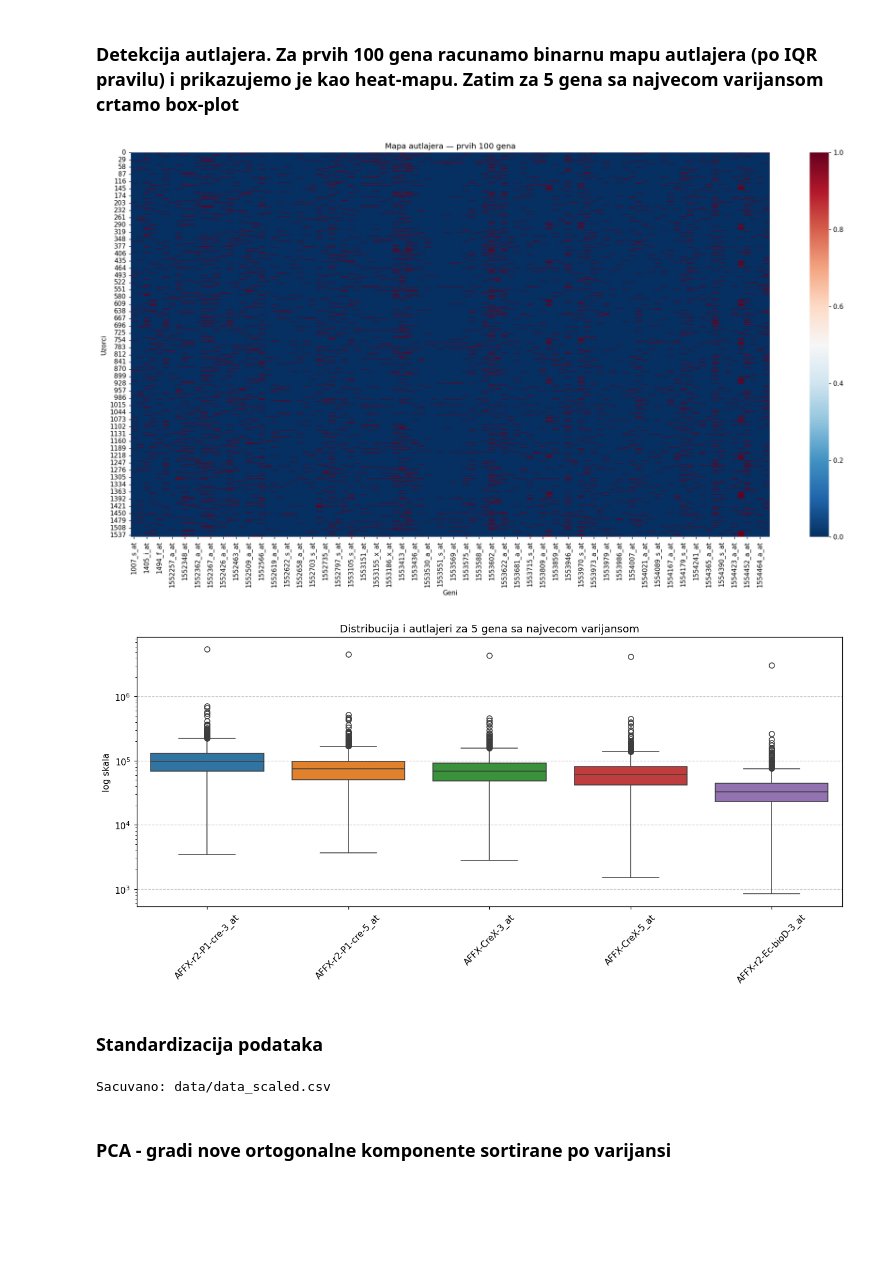
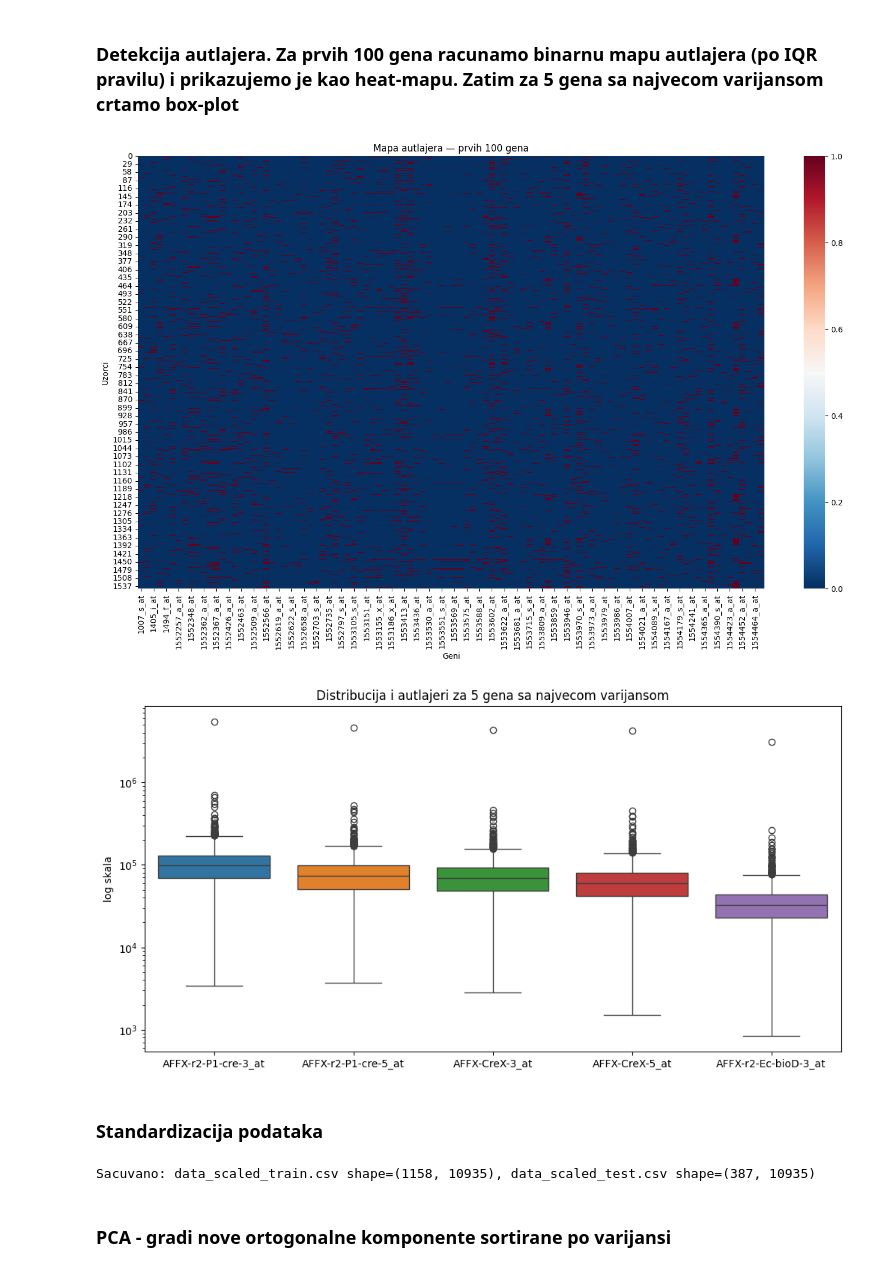
Before and after one commit to FilipDjurkoviccc/OVA-classification, a Jupyter notebook: jupiternotebooks/preprocessing.ipynb, the cells around one changed output. Drawn from its saved outputs; the diff is of its cells as text; code cells hidden in the pictures; blank space fills up the shorter version.

```diff
--- a/jupiternotebooks/preprocessing.ipynb
+++ b/jupiternotebooks/preprocessing.ipynb
@@ -78,23 +92,22 @@ Skeniranje nedostajućih vrednosti:
 # %%
 outlier_matrix = pd.DataFrame(index=X.index, columns=X.columns[:100])
 
 for col in X.columns[:100]:
     Q1 = X[col].quantile(0.25)
     Q3 = X[col].quantile(0.75)
     IQR = Q3 - Q1
     lower_bound = Q1 - 1.5 * IQR
     upper_bound = Q3 + 1.5 * IQR
     outlier_matrix[col] = ((X[col] < lower_bound) | (X[col] > upper_bound)).astype(int)
 
 plt.figure(figsize=(18, 10))
 sns.heatmap(outlier_matrix, cmap='RdBu_r')
 plt.title('Mapa autlajera — prvih 100 gena')
 plt.xlabel('Geni')
 plt.ylabel('Uzorci')
-plt.tight_layout()
 plt.show()
 # %% [output]
-[figure, old version]
+[figure, new version]
 # %%
 variances = np.var(X, axis=0)
 sorted_indices = np.argsort(variances)[::-1]
@@ -105,25 +118,22 @@ sns.boxplot(data=X.iloc[:, top_var_genes])
 plt.title('Distribucija i autlajeri za 5 gena sa najvecom varijansom')
 plt.ylabel('log skala')
 plt.yscale('log')
-plt.xticks(rotation=45)
-plt.grid(axis='y', linestyle='--', alpha=0.7)
-plt.tight_layout()
 plt.show()
 # %% [output]
-[figure, old version]
+[figure, new version]
 # %% [markdown]
 ### Standardizacija podataka
 # %%
 scaler = StandardScaler()
-X_scaled = scaler.fit_transform(X)
+X_train_scaled = scaler.fit_transform(X_train)
+X_test_scaled  = scaler.transform(X_test)
 
-df_scaled = pd.DataFrame(X_scaled, columns=X.columns)
-df_scaled['target'] = y.values
-df_scaled.to_csv('data/data_scaled.csv', index=False)
+save_split(X_train_scaled, X_test_scaled, y_train, y_test, 'data_scaled', columns=X.columns)
 
-print('Sacuvano: data/data_scaled.csv')
+# Za vizuelizacije u narednim celijama
+X_scaled = scaler.transform(X)
 # %% [output]
-Sacuvano: data/data_scaled.csv
+Sacuvano: data_scaled_train.csv shape=(1158, 10935), data_scaled_test.csv shape=(387, 10935)
 # %% [markdown]
 ### PCA - gradi nove ortogonalne komponente sortirane po varijansi
 # %%
```
Also changed, not shown: parts of 13 cells of this notebook, 1 other file.
